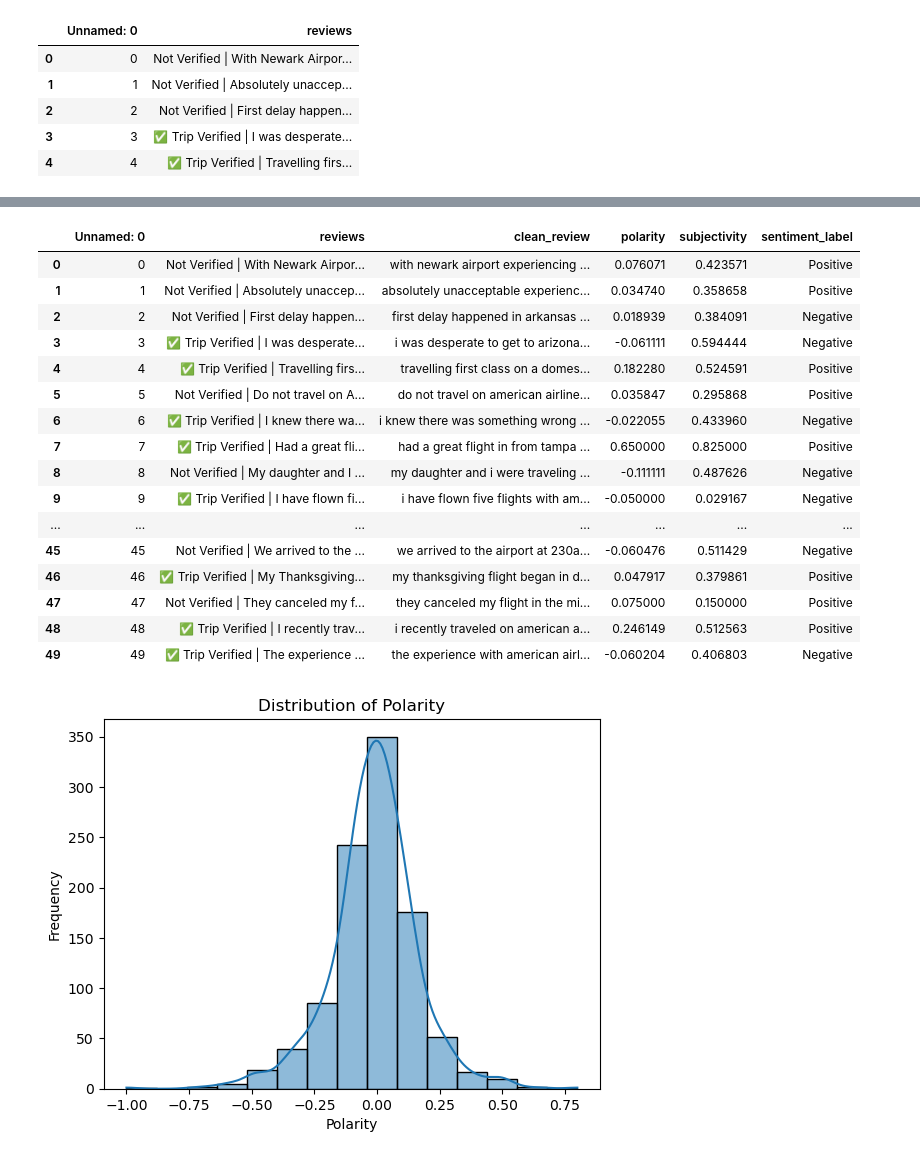
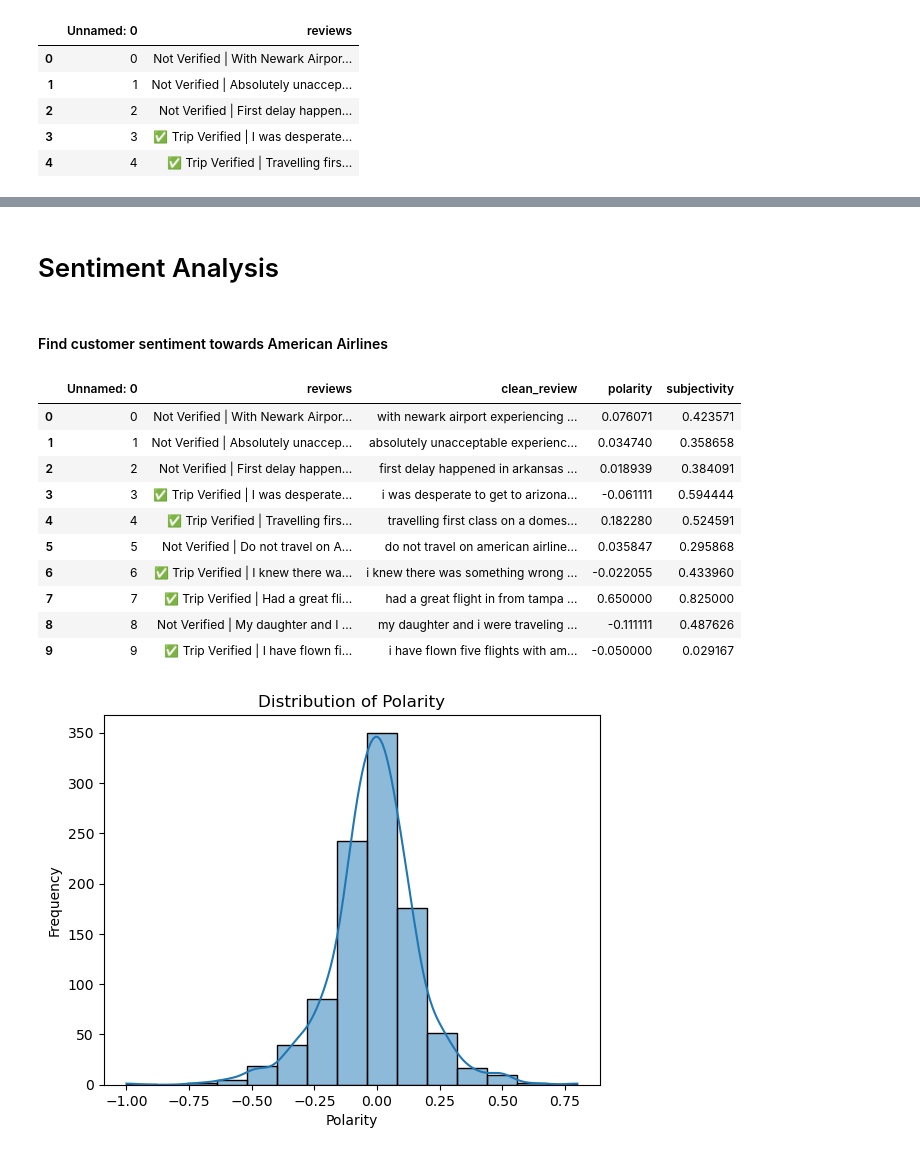
Before and after one commit to sushilXlimbu/American-Airways-Customer-Data-Analysis, a Jupyter notebook: AirwaysDataAnalysis.ipynb, the cells around one changed output, grey strips where cells are left out. Drawn from its saved outputs; the diff is of its cells as text; code cells hidden in the pictures.

```diff
--- a/AirwaysDataAnalysis.ipynb
+++ b/AirwaysDataAnalysis.ipynb
@@ -74 +78,5 @@ memory usage: 47.0+ KB
+# %% [markdown]
+# Sentiment Analysis
+# %% [markdown]
+#### Find customer sentiment towards American Airlines
 # %%
@@ -88,23 +95,17 @@ df_raw['polarity'] = df_raw['clean_review'].apply(lambda x: TextBlob(x).sentimen
 # Get subjectivity (0 = objective, 1 = subjective)
 df_raw['subjectivity'] = df_raw['clean_review'].apply(lambda x: TextBlob(x).sentiment.subjectivity)
 # %%
-df_raw.head(50)
+df_raw.head(10)
 # %% [output]
-|  | Unnamed: 0 | reviews | clean_review | polarity | subjectivity | sentiment_label |
-| 0 | 0 | Not Verified | With Newark Airpor... | with newark airport experiencing ... | 0.076071 | 0.423571 | Positive |
-| 1 | 1 | Not Verified | Absolutely unaccep... | absolutely unacceptable experienc... | 0.034740 | 0.358658 | Positive |
-| 2 | 2 | Not Verified | First delay happen... | first delay happened in arkansas ... | 0.018939 | 0.384091 | Negative |
-| 3 | 3 | ✅ Trip Verified | I was desperate... | i was desperate to get to arizona... | -0.061111 | 0.594444 | Negative |
-| 4 | 4 | ✅ Trip Verified | Travelling firs... | travelling first class on a domes... | 0.182280 | 0.524591 | Positive |
-| 5 | 5 | Not Verified | Do not travel on A... | do not travel on american airline... | 0.035847 | 0.295868 | Positive |
-| 6 | 6 | ✅ Trip Verified | I knew there wa... | i knew there was something wrong ... | -0.022055 | 0.433960 | Negative |
-| 7 | 7 | ✅ Trip Verified | Had a great fli... | had a great flight in from tampa ... | 0.650000 | 0.825000 | Positive |
-| 8 | 8 | Not Verified | My daughter and I ... | my daughter and i were traveling ... | -0.111111 | 0.487626 | Negative |
-| 9 | 9 | ✅ Trip Verified | I have flown fi... | i have flown five flights with am... | -0.050000 | 0.029167 | Negative |
-| ... | ... | ... | ... | ... | ... | ... |
-| 45 | 45 | Not Verified | We arrived to the ... | we arrived to the airport at 230a... | -0.060476 | 0.511429 | Negative |
-| 46 | 46 | ✅ Trip Verified | My Thanksgiving... | my thanksgiving flight began in d... | 0.047917 | 0.379861 | Positive |
-| 47 | 47 | Not Verified | They canceled my f... | they canceled my flight in the mi... | 0.075000 | 0.150000 | Positive |
-| 48 | 48 | ✅ Trip Verified | I recently trav... | i recently traveled on american a... | 0.246149 | 0.512563 | Positive |
-| 49 | 49 | ✅ Trip Verified | The experience ... | the experience with american airl... | -0.060204 | 0.406803 | Negative |
+|  | Unnamed: 0 | reviews | clean_review | polarity | subjectivity |
+| 0 | 0 | Not Verified | With Newark Airpor... | with newark airport experiencing ... | 0.076071 | 0.423571 |
+| 1 | 1 | Not Verified | Absolutely unaccep... | absolutely unacceptable experienc... | 0.034740 | 0.358658 |
+| 2 | 2 | Not Verified | First delay happen... | first delay happened in arkansas ... | 0.018939 | 0.384091 |
+| 3 | 3 | ✅ Trip Verified | I was desperate... | i was desperate to get to arizona... | -0.061111 | 0.594444 |
+| 4 | 4 | ✅ Trip Verified | Travelling firs... | travelling first class on a domes... | 0.182280 | 0.524591 |
+| 5 | 5 | Not Verified | Do not travel on A... | do not travel on american airline... | 0.035847 | 0.295868 |
+| 6 | 6 | ✅ Trip Verified | I knew there wa... | i knew there was something wrong ... | -0.022055 | 0.433960 |
+| 7 | 7 | ✅ Trip Verified | Had a great fli... | had a great flight in from tampa ... | 0.650000 | 0.825000 |
+| 8 | 8 | Not Verified | My daughter and I ... | my daughter and i were traveling ... | -0.111111 | 0.487626 |
+| 9 | 9 | ✅ Trip Verified | I have flown fi... | i have flown five flights with am... | -0.050000 | 0.029167 |
 # %%
```
Also changed, not shown: parts of 17 cells of this notebook.
